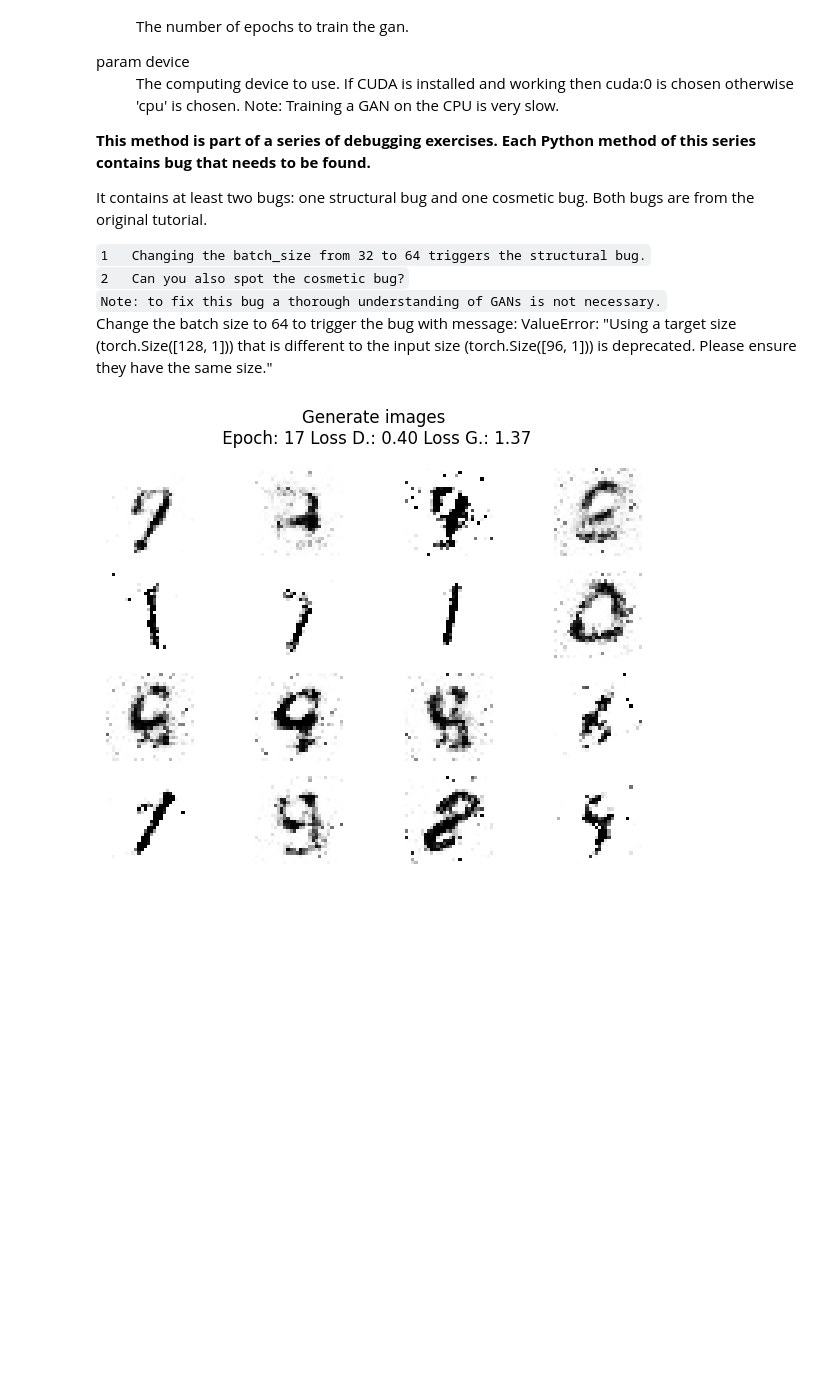
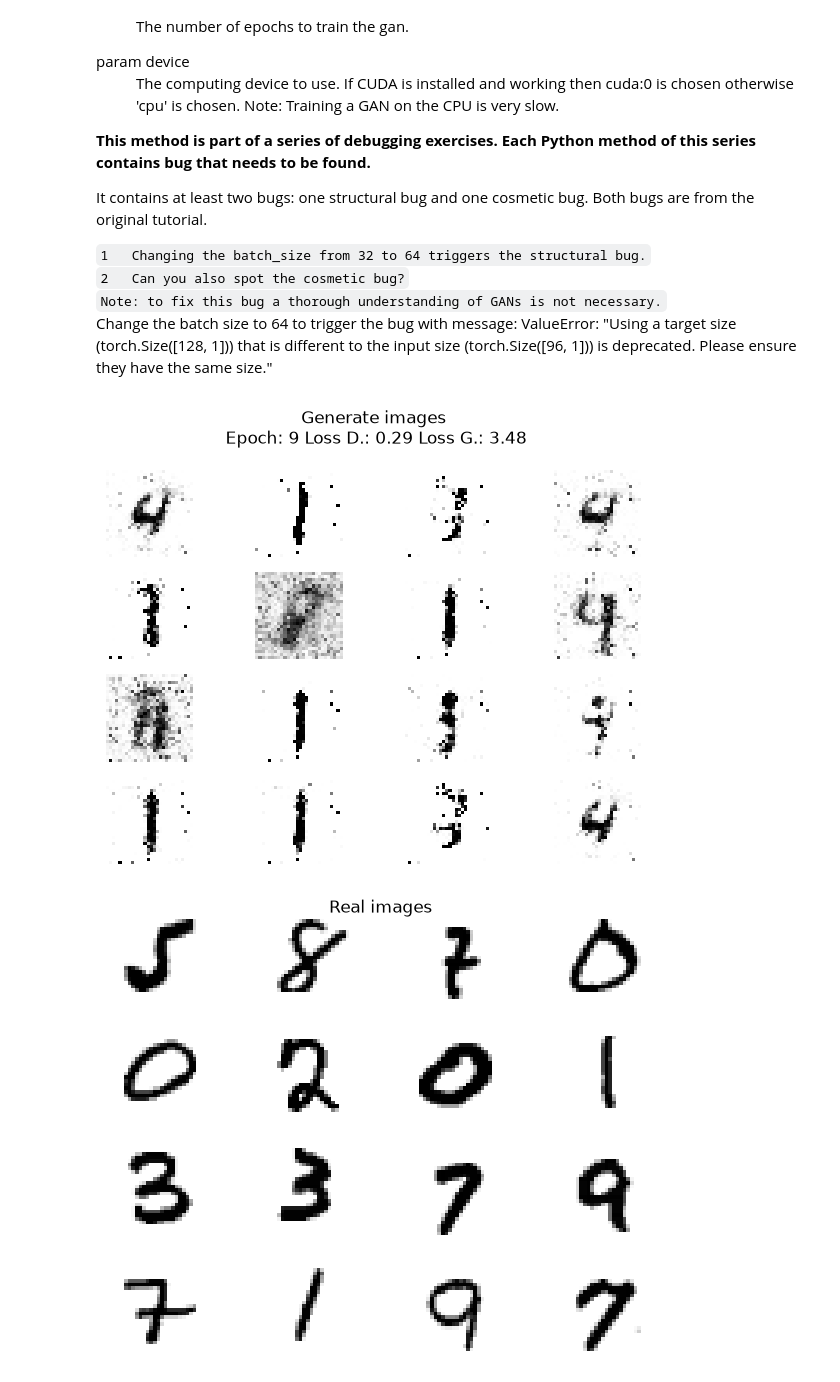
Before and after one commit to DikshantThapa/NHL, a Jupyter notebook: assignments/debugging_solved.ipynb, the cells around one changed output. Drawn from its saved outputs; the diff is of its cells as text; code cells hidden in the pictures; blank space fills up the shorter version.

```diff
--- a/assignments/debugging_solved.ipynb
+++ b/assignments/debugging_solved.ipynb
@@ -451,7 +451,9 @@ def train_gan(batch_size: int = 32, num_epochs: int = 100, device: str = "cuda:0
                 fig.tight_layout()
                 clear_output(wait=False)
                 display(fig)
-# %%
-train_gan(batch_size=32, num_epochs=100)
-# %% [output]
-[figure, removed]
+# %%
+# Original: num_epochs=100 (about 2 h on CPU). Run with 10 epochs here; the fix works for any epoch count.
+train_gan(batch_size=64, num_epochs=10)  # batch_size=64 triggers the original structural bug
+# %% [output]
+[figure, added]
+[figure, added]
```
Also changed, not shown: parts of 3 cells of this notebook.
